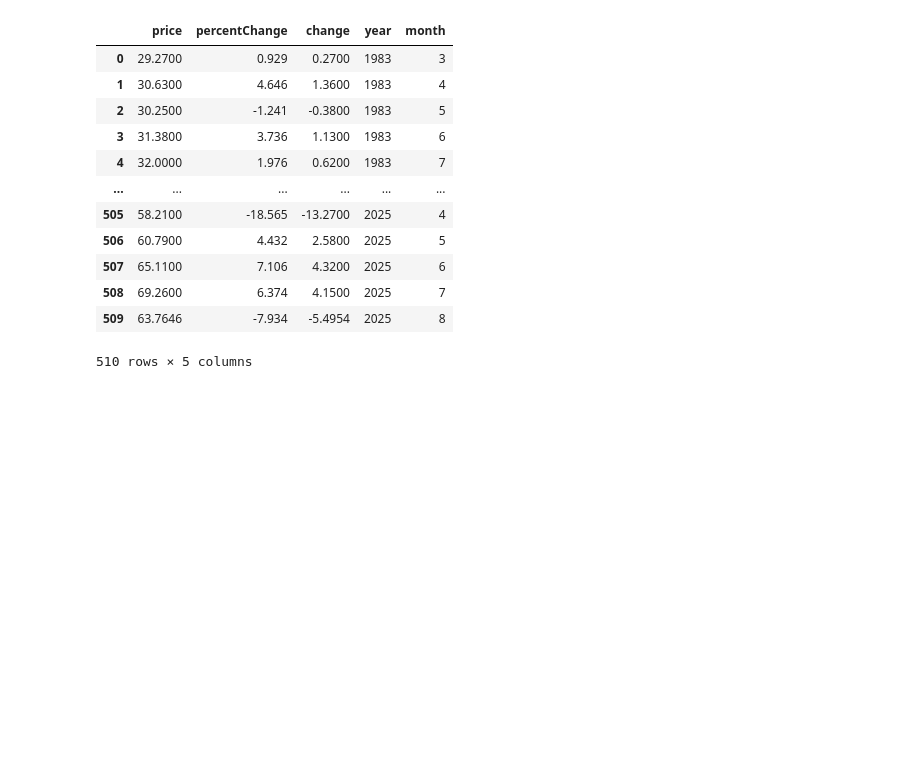
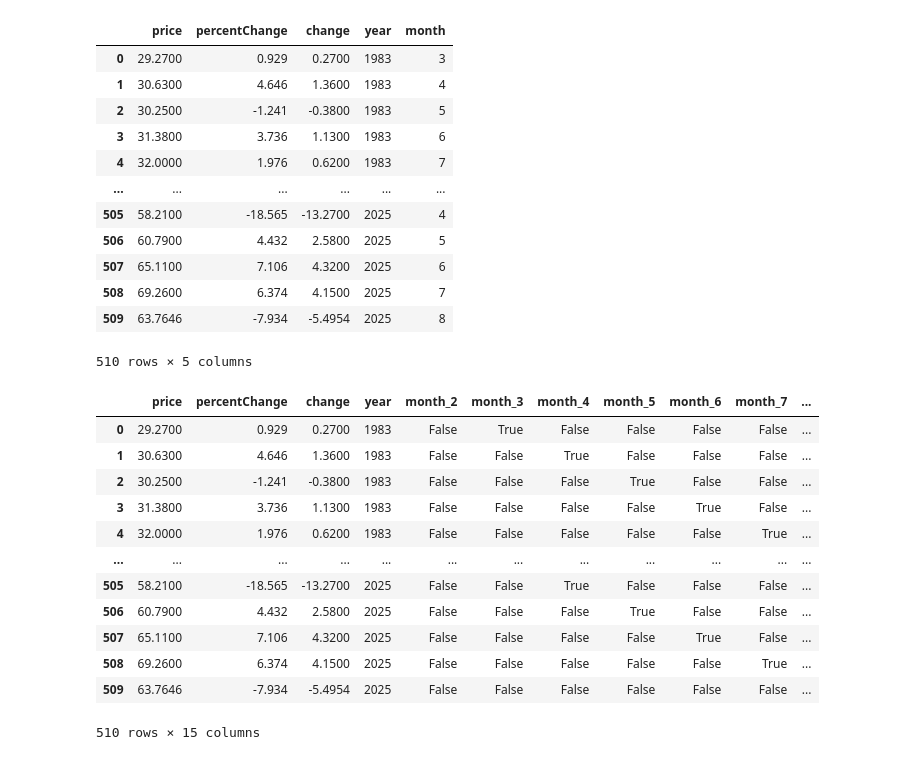
Before and after one commit to lakindu1234/Crude-Oil-Prediction-Project, a Jupyter notebook: Model/Main.ipynb, the cells around one changed output. Drawn from its saved outputs; the diff is of its cells as text; code cells hidden in the pictures; blank space fills up the shorter version.

Commit message:
add dummies

```diff
--- a/Model/Main.ipynb
+++ b/Model/Main.ipynb
@@ -180,3 +180,21 @@ df
 | 508 | 69.2600 | 6.374 | 4.1500 | 2025 | 7 |
 | 509 | 63.7646 | -7.934 | -5.4954 | 2025 | 8 |
 510 rows × 5 columns
+# %%
+df= pd.get_dummies(df, columns=['month'], drop_first=True)
+# %%
+df
+# %% [output]
+|  | price | percentChange | change | year | month_2 | month_3 | month_4 | month_5 | month_6 | month_7 | ... |
+| 0 | 29.2700 | 0.929 | 0.2700 | 1983 | False | True | False | False | False | False | ... |
+| 1 | 30.6300 | 4.646 | 1.3600 | 1983 | False | False | True | False | False | False | ... |
+| 2 | 30.2500 | -1.241 | -0.3800 | 1983 | False | False | False | True | False | False | ... |
+| 3 | 31.3800 | 3.736 | 1.1300 | 1983 | False | False | False | False | True | False | ... |
+| 4 | 32.0000 | 1.976 | 0.6200 | 1983 | False | False | False | False | False | True | ... |
+| ... | ... | ... | ... | ... | ... | ... | ... | ... | ... | ... | ... |
+| 505 | 58.2100 | -18.565 | -13.2700 | 2025 | False | False | True | False | False | False | ... |
+| 506 | 60.7900 | 4.432 | 2.5800 | 2025 | False | False | False | True | False | False | ... |
+| 507 | 65.1100 | 7.106 | 4.3200 | 2025 | False | False | False | False | True | False | ... |
+| 508 | 69.2600 | 6.374 | 4.1500 | 2025 | False | False | False | False | False | True | ... |
+| 509 | 63.7646 | -7.934 | -5.4954 | 2025 | False | False | False | False | False | False | ... |
+510 rows × 15 columns
```
Also changed, not shown: parts of 1 cell of this notebook.
